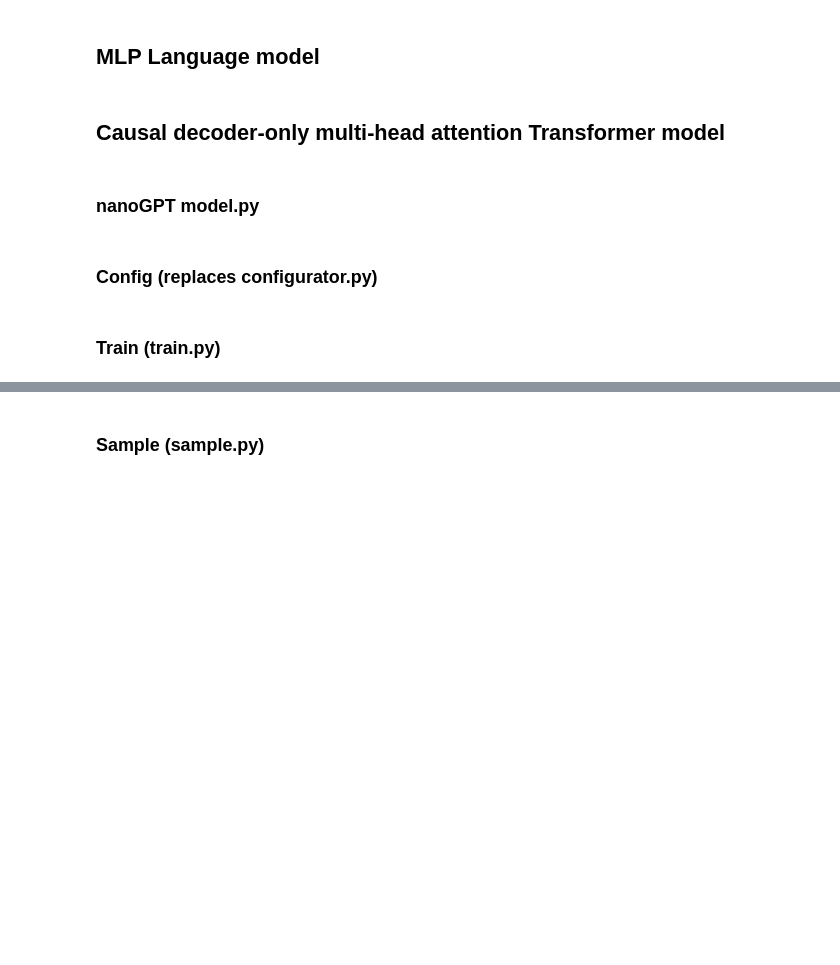
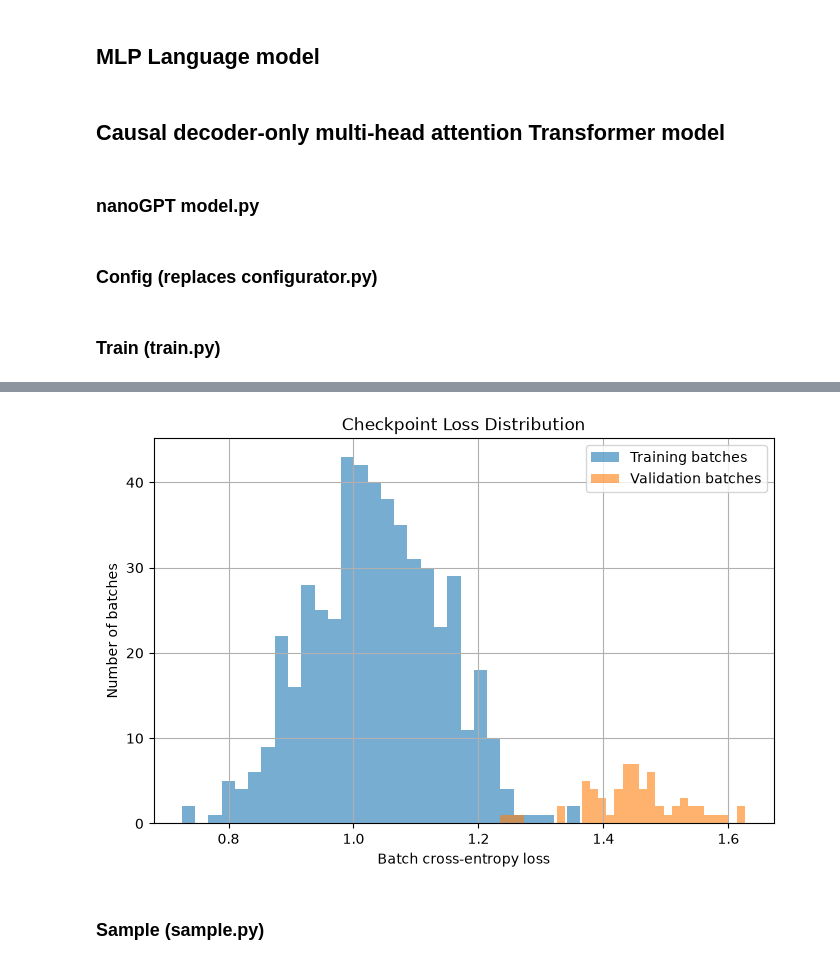
Before and after one commit to Jonasuno02/02456-autoregressive-project-41, a Jupyter notebook: notebooks/Phase1-Autoregressive-models.ipynb, the cells around one changed output, grey strips where cells are left out. Drawn from its saved outputs; the diff is of its cells as text; code cells hidden in the pictures; blank space fills up the shorter version.

```diff
--- a/notebooks/Phase1-Autoregressive-models.ipynb
+++ b/notebooks/Phase1-Autoregressive-models.ipynb
@@ -563,7 +563,7 @@ warmup_iters = 100 # not super necessary potentially
 lr_decay_iters = 5000 # make equal to max_iters usually
 min_lr = 1e-4 # learning_rate / 10 usually
 # system
-device = 'cuda' if torch.cuda.is_available() else 'cpu' # examples: 'cpu', 'cuda', 'cuda:0', 'mps'
+device = 'cuda' if torch.cuda.is_available() else 'mps' # examples: 'cpu', 'cuda', 'cuda:0', 'mps'
 dtype = ('bfloat16' if torch.cuda.is_bf16_supported() else 'float16') if torch.cuda.is_available() else 'float32'
 compile = False # torch.compile; nanoGPT default True, but it is unreliable on Windows/CPU
 # %% [markdown]
@@ -772,0 +791,79 @@ while True:
+# %%
+import os
+import math
+import torch
+import matplotlib.pyplot as plt
+
+checkpoint_path = os.path.join(out_dir, "ckpt.pt")
+checkpoint = torch.load(checkpoint_path, map_location=device)
+
+# Load checkpoint weights into the existing model
+model_to_load = getattr(model, "_orig_mod", model)
+state_dict = checkpoint["model"]
+
+# Remove possible torch.compile prefix
+state_dict = {
+    key.removeprefix("_orig_mod."): value
+    for key, value in state_dict.items()
+}
+
+model_to_load.load_state_dict(state_dict)
+model.eval()
+
+val_loader = DataLoader(val_data, batch_size=batch_size, shuffle=False)
+
+# Set this to None to evaluate all batches
+max_batches = None
+
+losses = {}
+
+for split, loader in {
+    "train": train_loader,
+    "validation": val_loader,
+}.items():
+    split_losses = []
+
+    with torch.no_grad():
+        for batch_idx, batch in enumerate(loader):
+            if max_batches is not None and batch_idx >= max_batches:
+                break
+
+            X, Y = batch[0].to(device), batch[1].to(device)
+
+            with ctx:
+                _, loss = model(X, Y)
+
+            split_losses.append(loss.item())
+
+    losses[split] = split_losses
+
+train_loss = sum(losses["train"]) / len(losses["train"])
+val_loss = sum(losses["validation"]) / len(losses["validation"])
+generalization_gap = val_loss - train_loss
+
+print(f"Checkpoint: {checkpoint_path}")
+print(f"Training iteration: {checkpoint.get('iter_num', 'unknown')}")
+print(f"Best saved validation loss: {checkpoint.get('best_val_loss', 'unknown')}")
+print(f"Current training loss: {train_loss:.4f}")
+print(f"Current validation loss: {val_loss:.4f}")
+print(f"Generalization gap: {generalization_gap:.4f}")
+print(f"Training perplexity: {math.exp(train_loss):.2f}")
+print(f"Validation perplexity: {math.exp(val_loss):.2f}")
+
+if generalization_gap < 0.1:
+    print("Health: good generalization")
+elif generalization_gap < 0.3:
+    print("Health: moderate overfitting")
+else:
+    print("Health: substantial overfitting")
+
+plt.figure(figsize=(8, 5))
+plt.hist(losses["train"], bins=30, alpha=0.6, label="Training batches")
+plt.hist(losses["validation"], bins=30, alpha=0.6, label="Validation batches")
+plt.xlabel("Batch cross-entropy loss")
+plt.ylabel("Number of batches")
+plt.title("Checkpoint Loss Distribution")
+plt.legend()
+plt.grid(True)
+plt.show()
+# %% [output]
@@ -773,3 +879,4 @@ while True:
+[figure, added]
 # %% [markdown]
 ### Sample (sample.py)
 # %%
```
Also changed, not shown: parts of 4 cells of this notebook, 2 other files.
